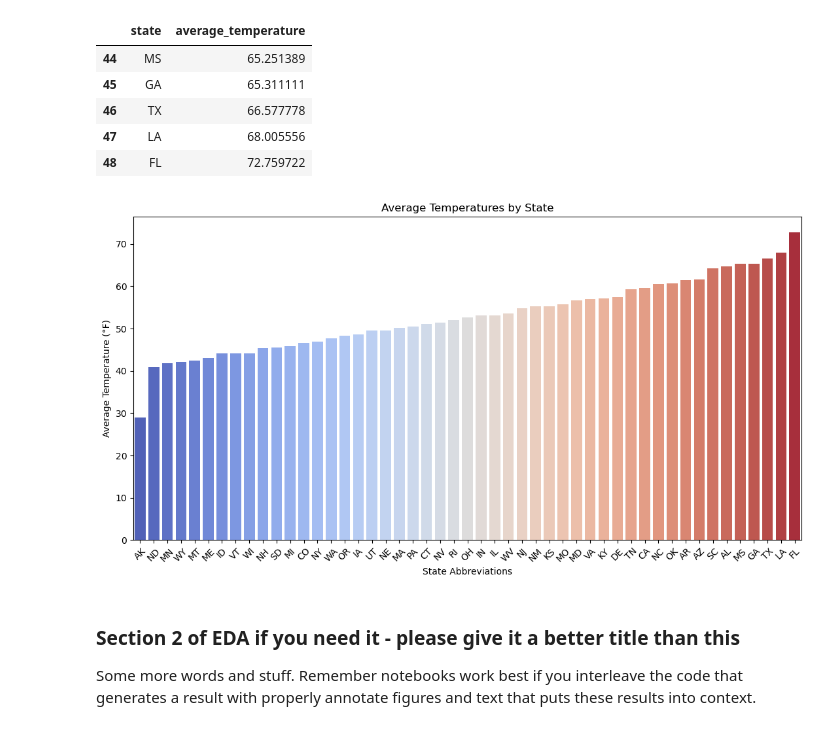
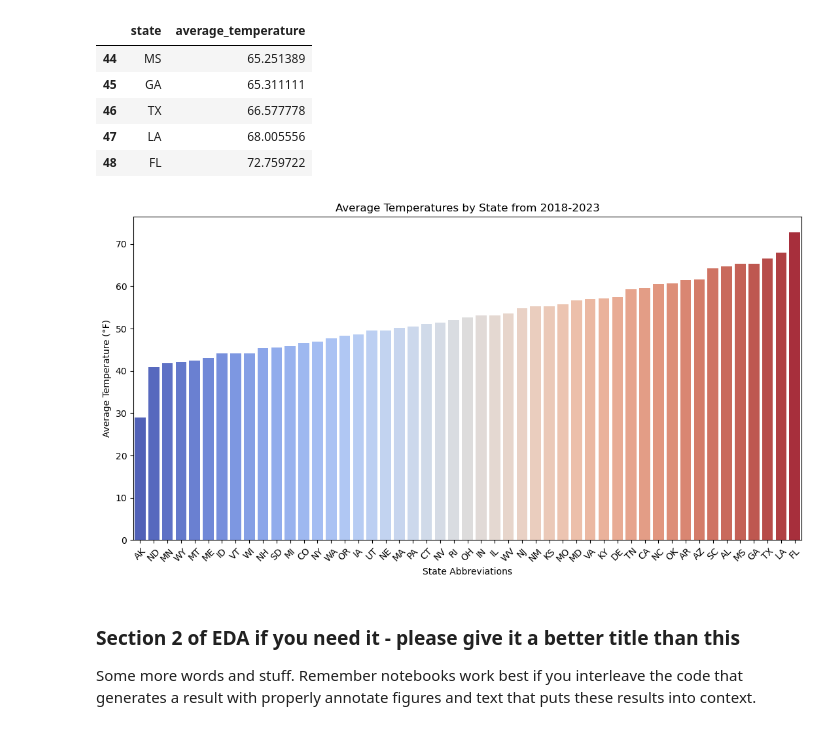
Before and after one commit to jayden789/State-weather-player-performance, a Jupyter notebook: EDACheckpoint_group69.ipynb, the cells around one changed output. Drawn from its saved outputs; the diff is of its cells as text; code cells hidden in the pictures.

```diff
--- a/EDACheckpoint_group69.ipynb
+++ b/EDACheckpoint_group69.ipynb
@@ -644,8 +644,8 @@ import seaborn as sns
 import matplotlib.pyplot as plt
 
 
-# Want to create a histogram with state temps over 6 year period to easily visualize warmer vs cooler states
-hist_df = weather_df.groupby('state')['average_temperature'].mean().reset_index()
+# Want to create a barplot with state temps over 6 year period to easily visualize warmer vs cooler states
+bar_df = weather_df.groupby('state')['average_temperature'].mean().reset_index()
 state_abbreviations = {
     'Alabama': 'AL', 'Alaska': 'AK', 'Arizona': 'AZ', 'Arkansas': 'AR', 'California': 'CA',
     'Colorado': 'CO', 'Connecticut': 'CT', 'Delaware': 'DE', 'Florida': 'FL', 'Georgia': 'GA',
@@ -659,9 +659,9 @@ state_abbreviations = {
     'West Virginia': 'WV', 'Wisconsin': 'WI', 'Wyoming': 'WY'
 }
 
-hist_df['state'] = hist_df['state'].map(state_abbreviations)
-hist_df = hist_df.sort_values('average_temperature').reset_index().drop('index', axis=1)
-hist_df.tail()
+bar_df['state'] = bar_df['state'].map(state_abbreviations)
+bar_df = hist_df.sort_values('average_temperature').reset_index().drop('index', axis=1)
+bar_df.tail()
 # %% [output]
 |  | state | average_temperature |
 | 44 | MS | 65.251389 |
@@ -672,15 +672,15 @@ hist_df.tail()
 # %%
 # Plotting the histogram
 plt.figure(figsize=(11, 6))
-sns.barplot(data=hist_df, x='state', y='average_temperature', hue='state', palette='coolwarm')
+sns.barplot(data=bar_df, x='state', y='average_temperature', hue='state', palette='coolwarm')
 plt.xlabel('State Abbreviations')
 plt.ylabel('Average Temperature (°F)')
-plt.title('Average Temperatures by State')
+plt.title('Average Temperatures by State from 2018-2023')
 plt.xticks(rotation=45)
 plt.tight_layout()
 plt.show()
 # %% [output]
-[figure, old version]
+[figure, new version]
 # %% [markdown]
 ### Section 2 of EDA if you need it  - please give it a better title than this
 
```
